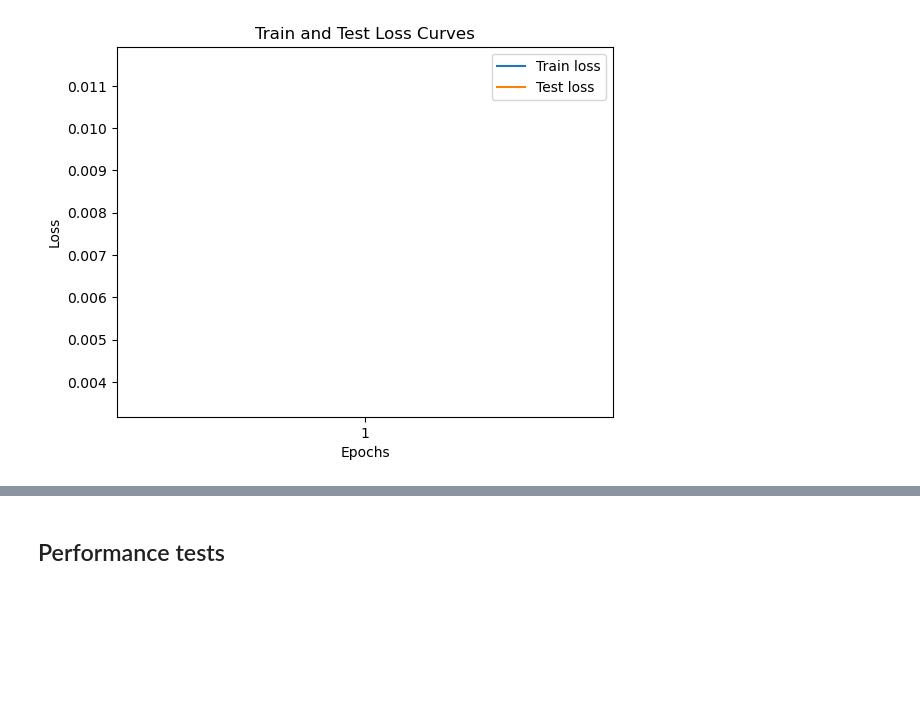
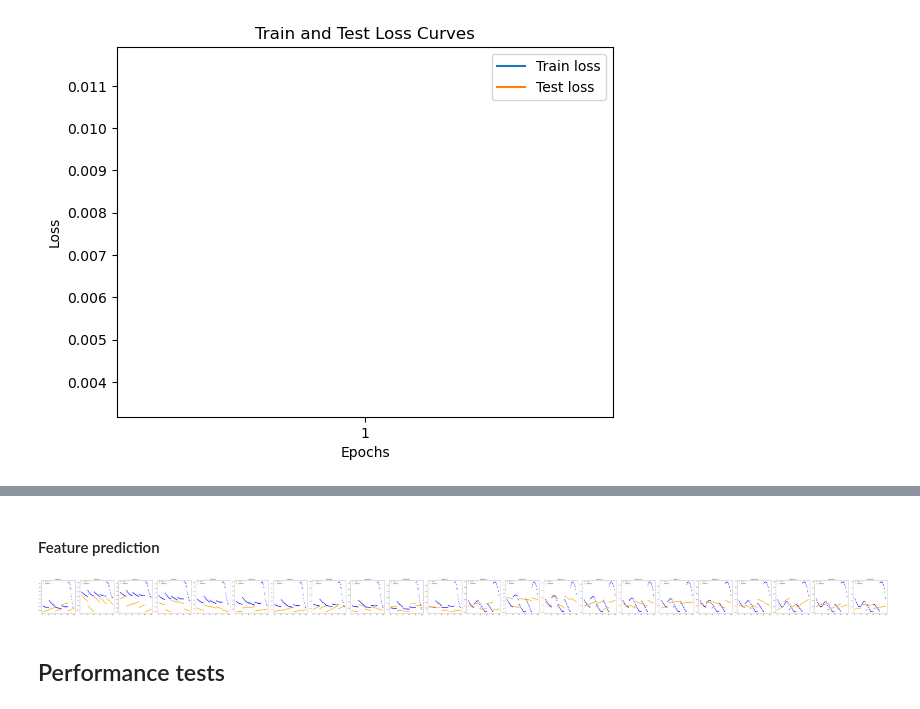
Before and after one commit to SunzidHassan/Research, a Jupyter notebook: 23-24_Automatic-Control-Lab/Projects/24_Aerosol/24_aerosol.ipynb, the cells around one changed output, grey strips where cells are left out. Cells and saved outputs as stored; diff of their text form; code cells hidden in the pictures; blank space fills up the shorter version.

```diff
--- a/23-24_Automatic-Control-Lab/Projects/24_Aerosol/24_aerosol.ipynb
+++ b/23-24_Automatic-Control-Lab/Projects/24_Aerosol/24_aerosol.ipynb
@@ -910,3 +1161,38 @@ plt.show()
+# %% [markdown]
+#### Feature prediction
+# %%
+import matplotlib.pyplot as plt
+
+samples = 100
+
+model_lin0.eval()
+with torch.inference_mode():
+    y_pred = model_lin0(X_test[:samples].to(device))
+
+x = np.arange(1,samples+1,1)
+y = y_test[:samples].to("cpu")
+y_pred = y_pred.to("cpu")
+
+y_01 = y[:,0]
+y_pred_01 = y_pred[:,0]
+
+# plot feature prediction
+num_features = y.shape[1]
+
+# Create a large figure with multiple subplots in a single row or grid format
+fig, axes = plt.subplots(1, num_features, figsize=(5 * num_features, 5), sharex=True)
+
+# Loop to create scatter plots for each feature
+for i in range(num_features):
+    axes[i].scatter(x, y[:, i], label='Actual', color='blue', alpha=0.6)
+    axes[i].scatter(x, y_pred[:, i], label='Predicted', color='orange', alpha=0.6)
+    axes[i].set_title(f'Feature {i+1}')
+    axes[i].legend()
+
+plt.tight_layout()
+plt.show()
+# %% [output]
+[figure, added]
 # %% [markdown]
 ## Performance tests
 # %%
```
Also changed, not shown: parts of 33 cells of this notebook, 28 other files.
